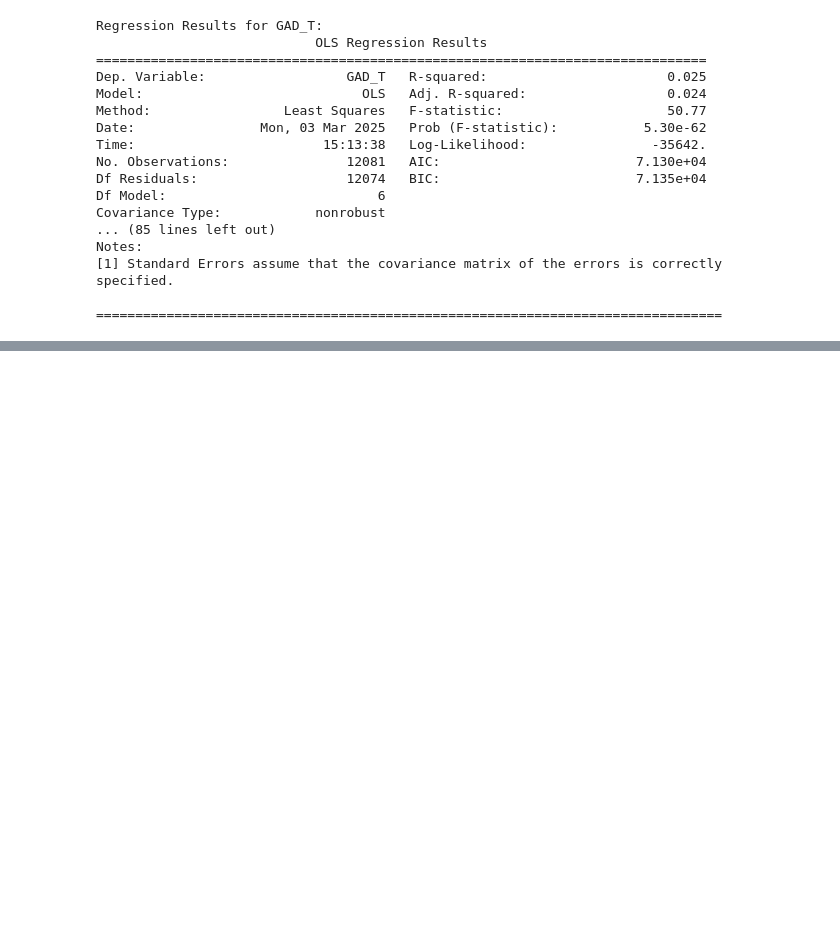
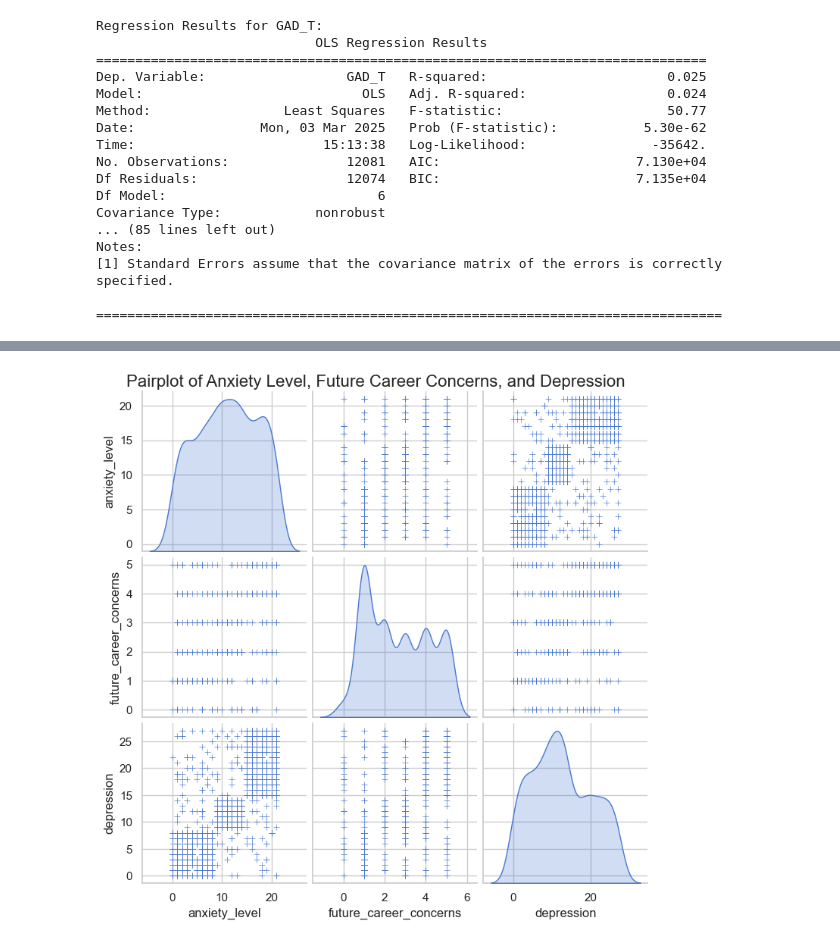
Before and after one commit to anushka318/ECE143_project, a Jupyter notebook: Analysis_notebook/analysis.ipynb, the cells around one changed output, grey strips where cells are left out. Saved outputs shown, nothing was run; the diff lists cells and outputs as text; code cells hidden in the pictures; blank space fills up the shorter version.

```diff
--- a/Analysis_notebook/analysis.ipynb
+++ b/Analysis_notebook/analysis.ipynb
@@ -408,0 +492,14 @@ Notes:
+# %%
+#Finding relation between anxiety, depression and future career worries
+
+
+sns.set(style='whitegrid', palette='muted')
+pairplot = sns.pairplot(secondary_data[['anxiety_level', 'future_career_concerns', 'depression']], diag_kind='kde', markers='+')
+
+# Add a title to the pairplot
+pairplot.fig.suptitle('Pairplot of Anxiety Level, Future Career Concerns, and Depression', fontsize=16)
+pairplot.fig.subplots_adjust(top=0.95)  # Adjust the title position
+
+plt.show()
+# %% [output]
+[figure, added]
```
Also changed, not shown: parts of 7 cells of this notebook, 2 other files.
